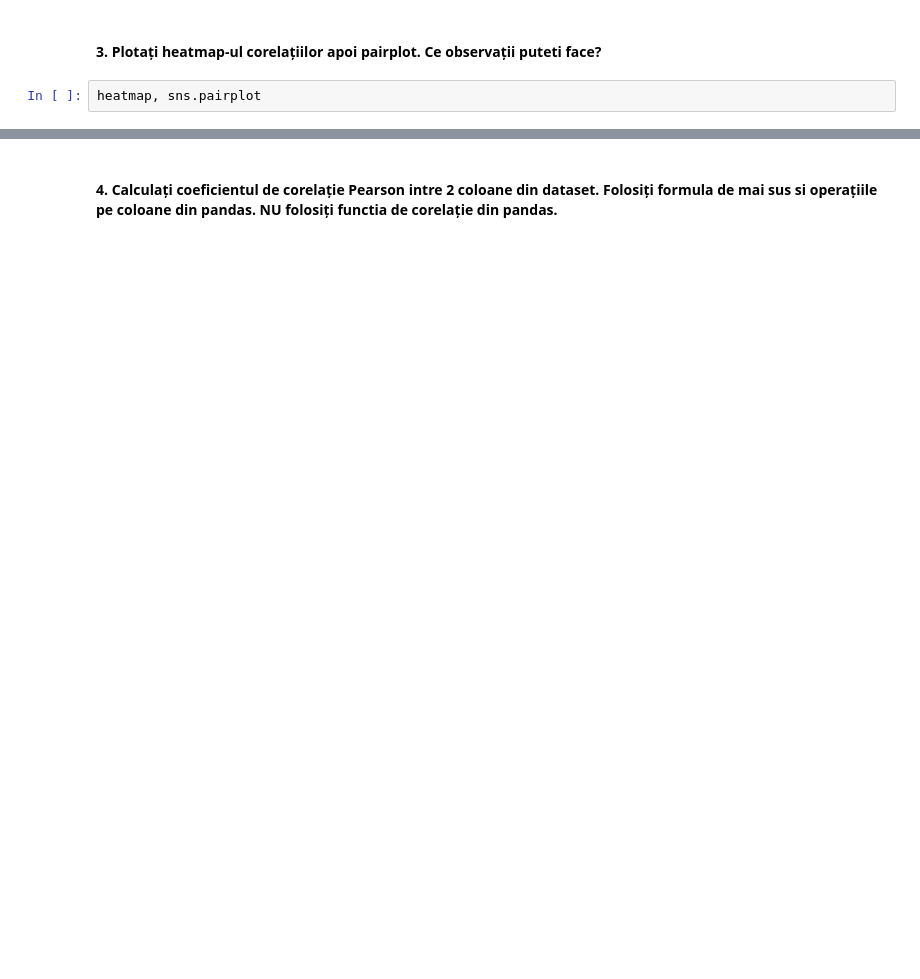
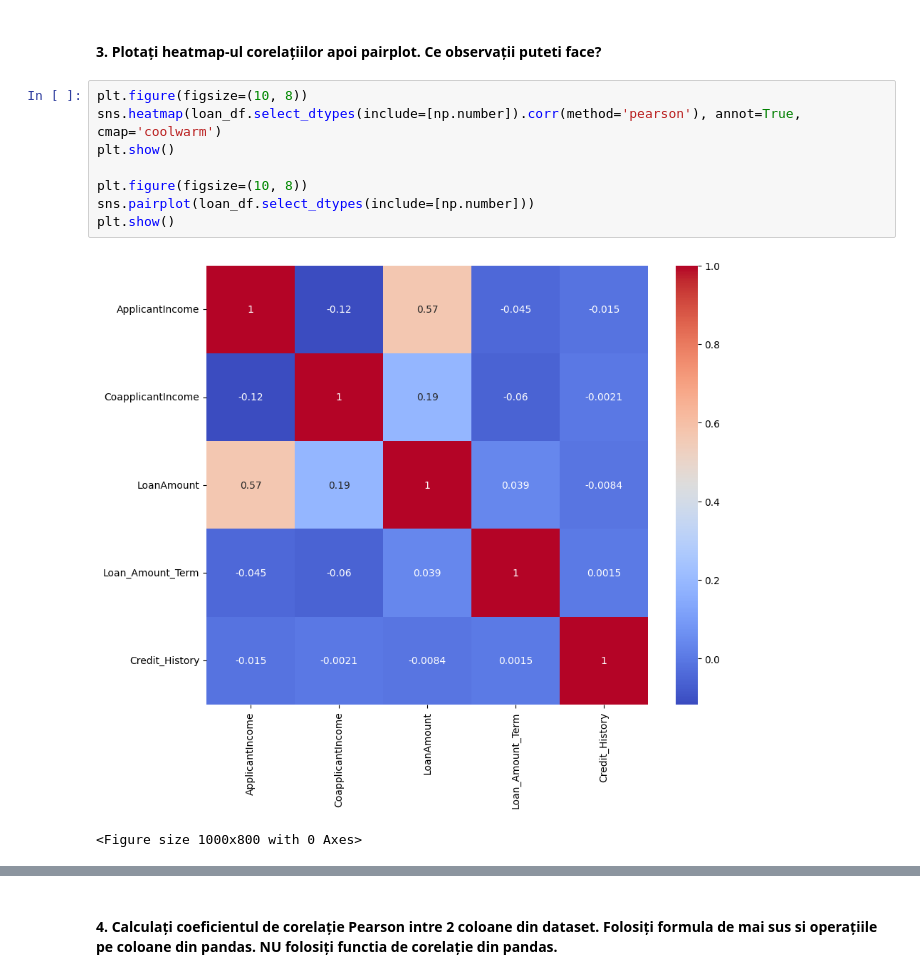
Before and after one commit to monica-raluca/MM, a Jupyter notebook: Lab03PR.ipynb, the cells around one changed output, grey strips where cells are left out. Cells and saved outputs as stored; diff of their text form; blank space fills up the shorter version.

```diff
--- a/Lab03PR.ipynb
+++ b/Lab03PR.ipynb
@@ -407,4 +567,13 @@ scatter, regplot, lineplot
 # %% [markdown]
 #### 3. Plotați heatmap-ul corelațiilor apoi pairplot. Ce observații puteti face?
-# %%
-heatmap, sns.pairplot
+# %%
+plt.figure(figsize=(10, 8))
+sns.heatmap(loan_df.select_dtypes(include=[np.number]).corr(method='pearson'), annot=True, cmap='coolwarm')
+plt.show()
+
+plt.figure(figsize=(10, 8))
+sns.pairplot(loan_df.select_dtypes(include=[np.number]))
+plt.show()
+# %% [output]
+[figure, added]
+<Figure size 1000x800 with 0 Axes>
```
Also changed, not shown: parts of 35 cells of this notebook.
